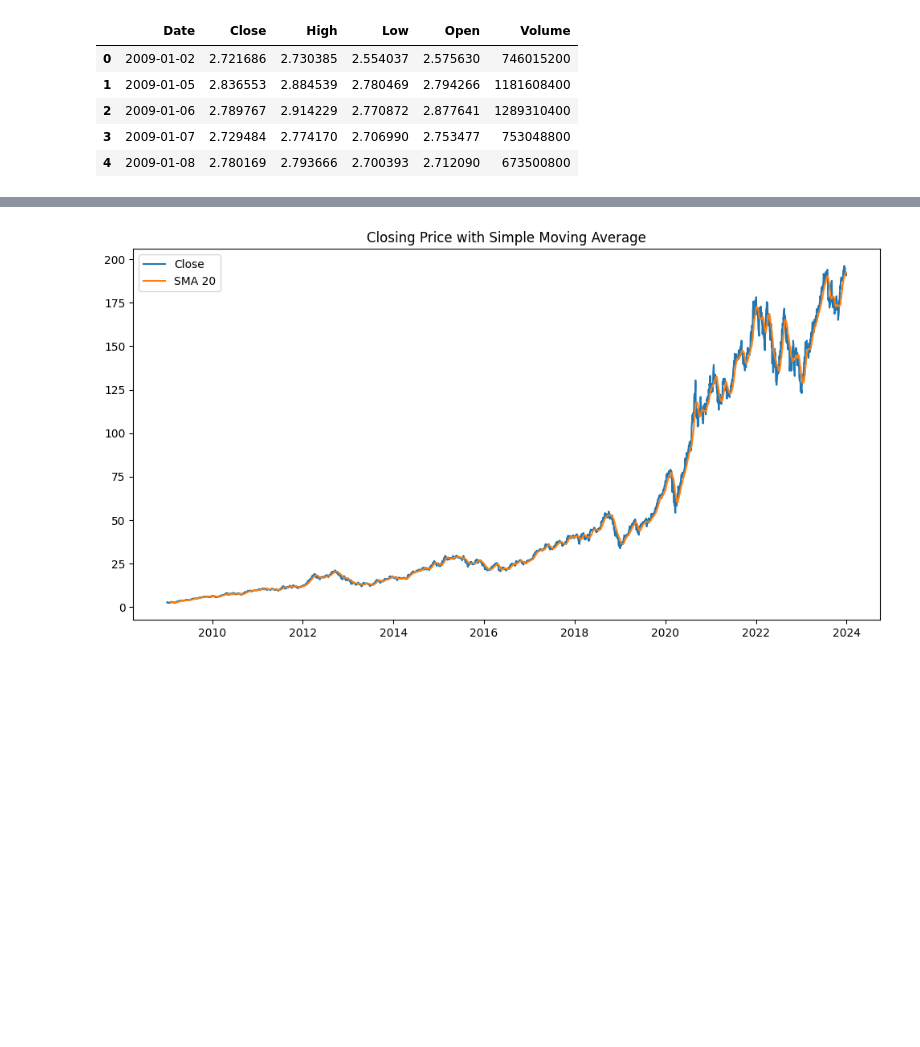
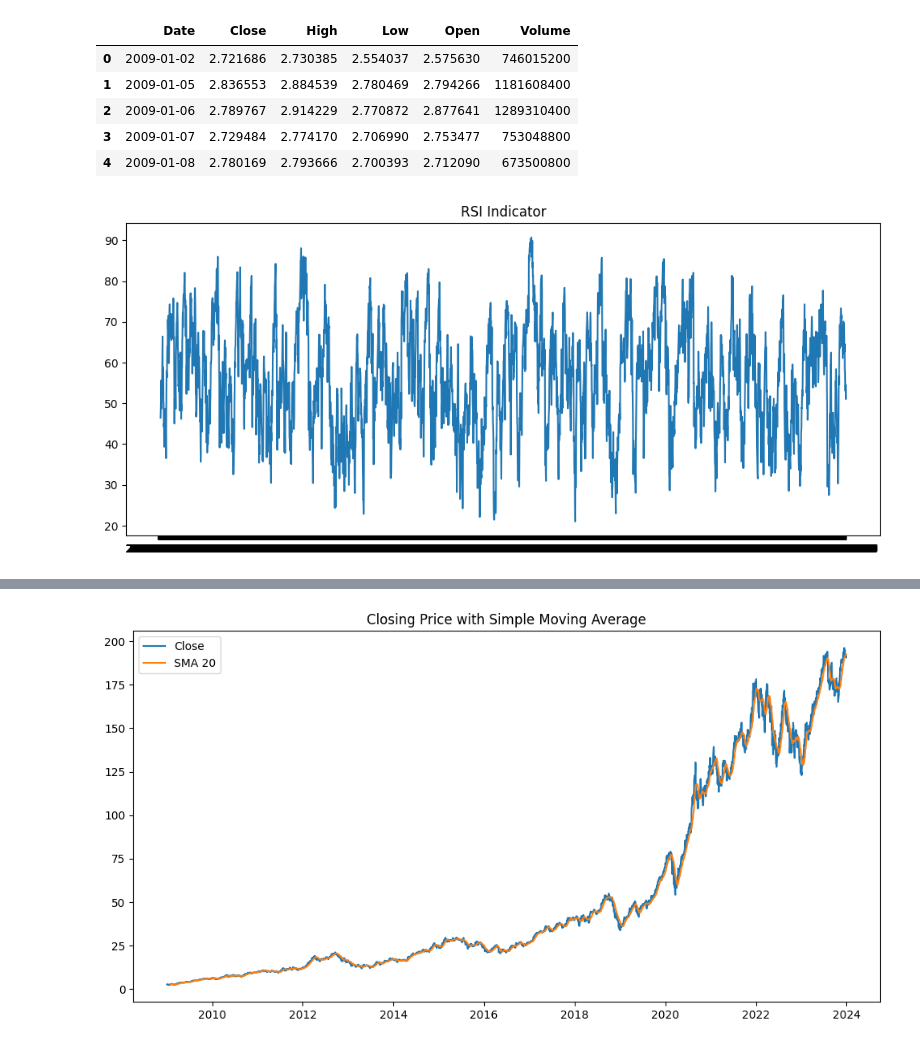
Before and after one commit to lydiab04/news-sentiment-analysis, a Jupyter notebook: notebooks/task2_stock.ipynb, the cells around one changed output, grey strips where cells are left out. Drawn from its saved outputs; the diff is of its cells as text; code cells hidden in the pictures; blank space fills up the shorter version.

Commit message:
feat: add TA-Lib indicators and modular project structure

```diff
--- a/notebooks/task2_stock.ipynb
+++ b/notebooks/task2_stock.ipynb
@@ -10,7 +10,23 @@ stock.head()
 | 2 | 2009-01-06 | 2.789767 | 2.914229 | 2.770872 | 2.877641 | 1289310400 |
 | 3 | 2009-01-07 | 2.729484 | 2.774170 | 2.706990 | 2.753477 | 753048800 |
 | 4 | 2009-01-08 | 2.780169 | 2.793666 | 2.700393 | 2.712090 | 673500800 |
+# %%
+import talib
+
+stock["RSI"] = talib.RSI(stock["Close"], timeperiod=14)
+
+macd, signal, hist = talib.MACD(stock["Close"])
+
+stock["MACD"] = macd
+stock["MACD_SIGNAL"] = signal
 # %%
 stock["Date"] = pd.to_datetime(stock["Date"])
 stock = stock.sort_values("Date")
 stock = stock.dropna()
+# %%
+plt.figure(figsize=(12,5))
+plt.plot(stock["Date"], stock["RSI"])
+plt.title("RSI Indicator")
+plt.show()
+# %% [output]
+[figure, added]
```
Also changed, not shown: parts of 1 cell of this notebook, 9 other files.
